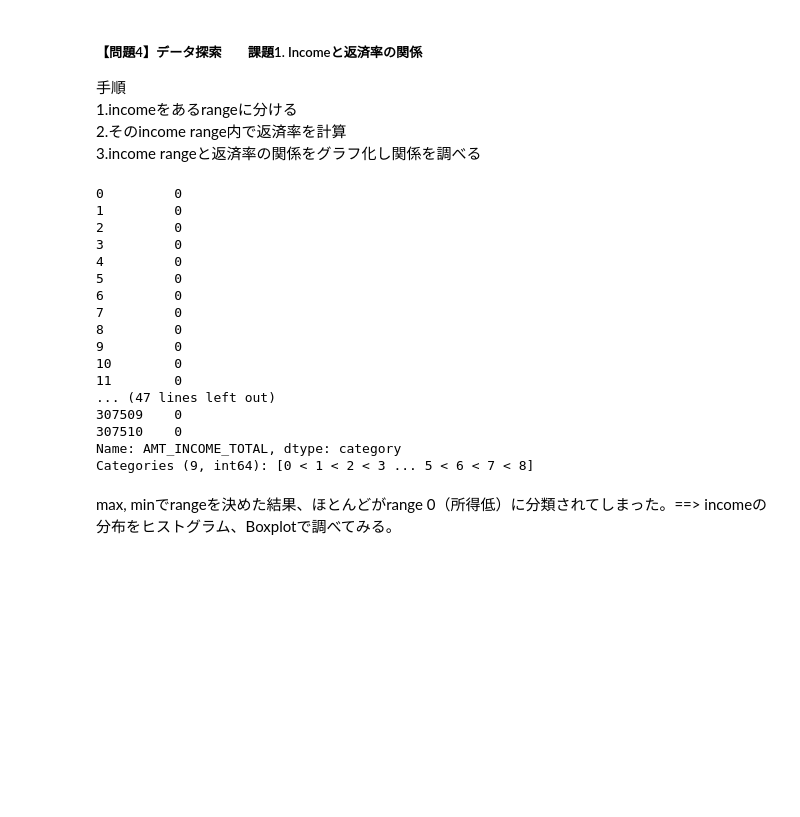
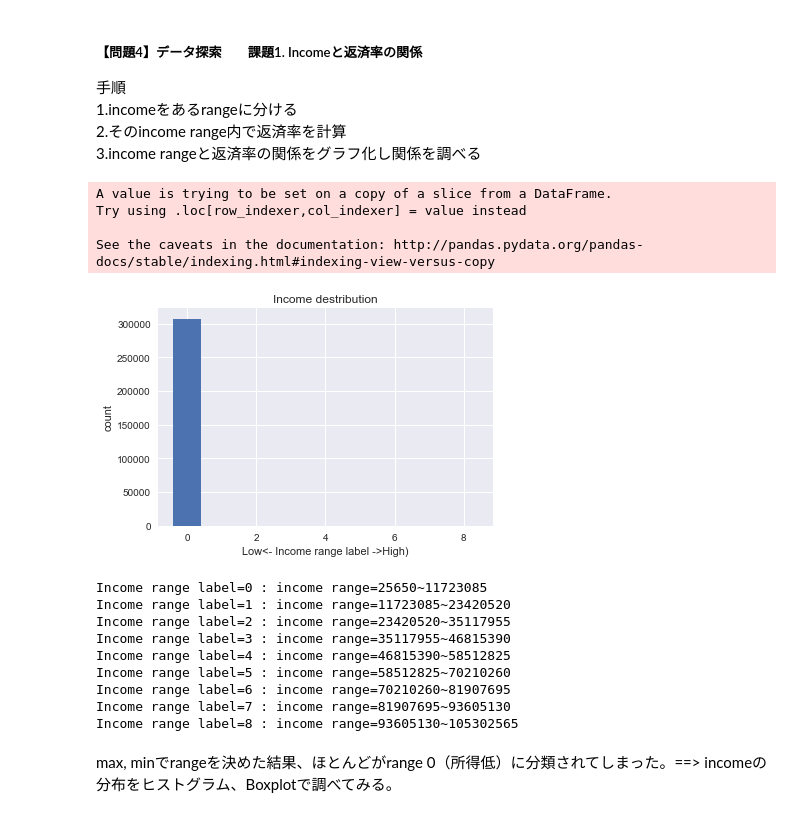
Before and after one commit to ns5849/diveintocode-ml, a Jupyter notebook: week3/week3-session1.ipynb, the cells around one changed output. Drawn from its saved outputs; the diff is of its cells as text; code cells hidden in the pictures; blank space fills up the shorter version.

```diff
--- a/week3/week3-session1.ipynb
+++ b/week3/week3-session1.ipynb
@@ -118,32 +118,44 @@ data_to_use = data_home_credit[["TARGET","AMT_INCOME_TOTAL","NAME_HOUSING_TYPE",
 # %%
 #incomeをbinningする（とりあえずmax min を10分割）
 BIN = 10
 bin_width = (int)((data_to_use["AMT_INCOME_TOTAL"].max() - data_to_use["AMT_INCOME_TOTAL"].min()) / BIN)
 max_income = (int)(data_to_use["AMT_INCOME_TOTAL"].max())
 min_income = (int)(data_to_use["AMT_INCOME_TOTAL"].min())
 bins = [value for value in range(min_income, max_income, bin_width )]
 #print(bins)
 labels = [i for i in range(0, len(bins)-1) ]
 #print(labels)
-pd.cut(data_to_use["AMT_INCOME_TOTAL"], bins=bins, labels=labels)
+bined_label = pd.cut(data_to_use["AMT_INCOME_TOTAL"], bins=bins, labels=labels)
+
+data_to_use["Income_range_label"] = bined_label
+#print(data_to_use)
+
+income_destribution_w_income_range = data_to_use.groupby("Income_range_label", as_index=False).count()
+plt.bar(income_destribution_w_income_range["Income_range_label"]
+        ,income_destribution_w_income_range["TARGET"])
+plt.xlabel('Low<- Income range label ->High)')
+#plt.xticks( np.arange(0, 9, 1) )
+plt.ylabel("count")
+plt.title("Income destribution")
+plt.show()
+
+for i in range(0, len(bins)-1):
+    print("Income range label={} : income range={}~{}".format(i, bins[i], bins[i+1]) )
 # %% [output]
-0         0
-1         0
-2         0
-3         0
-4         0
-5         0
-6         0
-7         0
-8         0
-9         0
-10        0
-11        0
-... (47 lines left out)
-307509    0
-307510    0
-Name: AMT_INCOME_TOTAL, dtype: category
-Categories (9, int64): [0 < 1 < 2 < 3 ... 5 < 6 < 7 < 8]
+A value is trying to be set on a copy of a slice from a DataFrame.
+Try using .loc[row_indexer,col_indexer] = value instead
+
+See the caveats in the documentation: http://pandas.pydata.org/pandas-docs/stable/indexing.html#indexing-view-versus-copy
+[figure, added]
+Income range label=0 : income range=25650~11723085
+Income range label=1 : income range=11723085~23420520
+Income range label=2 : income range=23420520~35117955
+Income range label=3 : income range=35117955~46815390
+Income range label=4 : income range=46815390~58512825
+Income range label=5 : income range=58512825~70210260
+Income range label=6 : income range=70210260~81907695
+Income range label=7 : income range=81907695~93605130
+Income range label=8 : income range=93605130~105302565
 # %% [markdown]
 max, minでrangeを決めた結果、ほとんどがrange 0（所得低）に分類されてしまった。==> incomeの分布をヒストグラム、Boxplotで調べてみる。
 # %%
```
Also changed, not shown: parts of 48 cells of this notebook.
